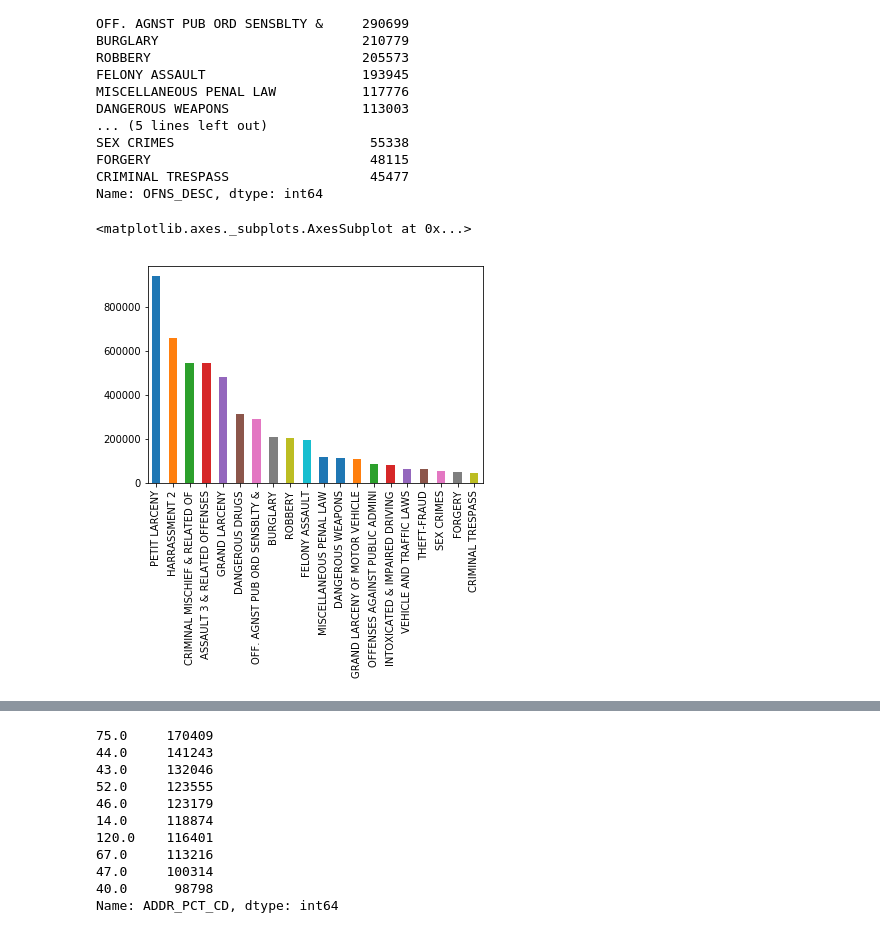
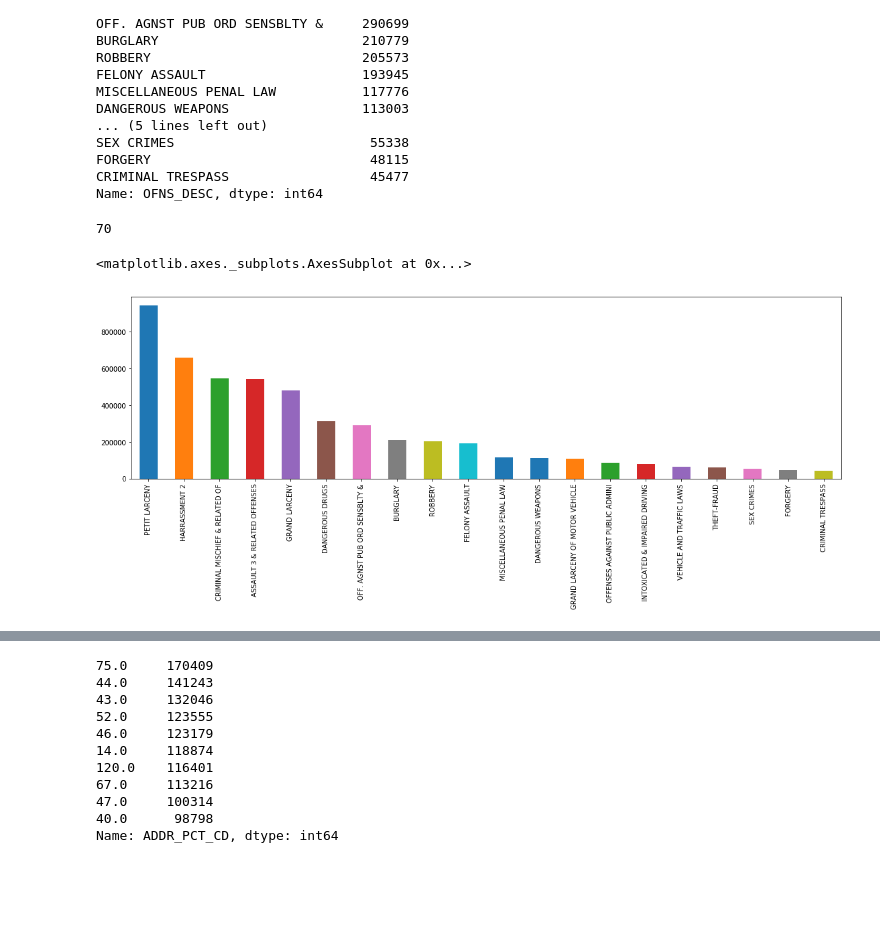
Before and after one commit to MikeSLee1738/Springboard_Projects, a Jupyter notebook: Capstone NYPD/Capstone 2 NYPD.ipynb, the cells around one changed output, grey strips where cells are left out. Saved outputs shown, nothing was run; the diff lists cells and outputs as text; code cells hidden in the pictures; blank space fills up the shorter version.

```diff
--- a/Capstone NYPD/Capstone 2 NYPD.ipynb
+++ b/Capstone NYPD/Capstone 2 NYPD.ipynb
@@ -118,3 +146,0 @@ Name: JURIS_DESC, dtype: int64
-# %%
-df = df.drop(["LOC_OF_OCCUR_DESC","PARKS_NM","HADEVELOPT","PREM_TYP_DESC","Lat_Lon"],axis=1)
-df
@@ -197,8 +203,13 @@ SEX CRIMES                         55338
 FORGERY                            48115
 CRIMINAL TRESPASS                  45477
 Name: OFNS_DESC, dtype: int64
+# %%
+len(offense_count.index)
+# %% [output]
+70
 # %%
+plt.figure(figsize=[19,5])
 offense_count.head(20).plot(kind='bar')
 # %% [output]
 <matplotlib.axes._subplots.AxesSubplot at 0x...>
-[figure, old version]
+[figure, new version]
```
Also changed, not shown: parts of 125 cells of this notebook, 1 other file.
